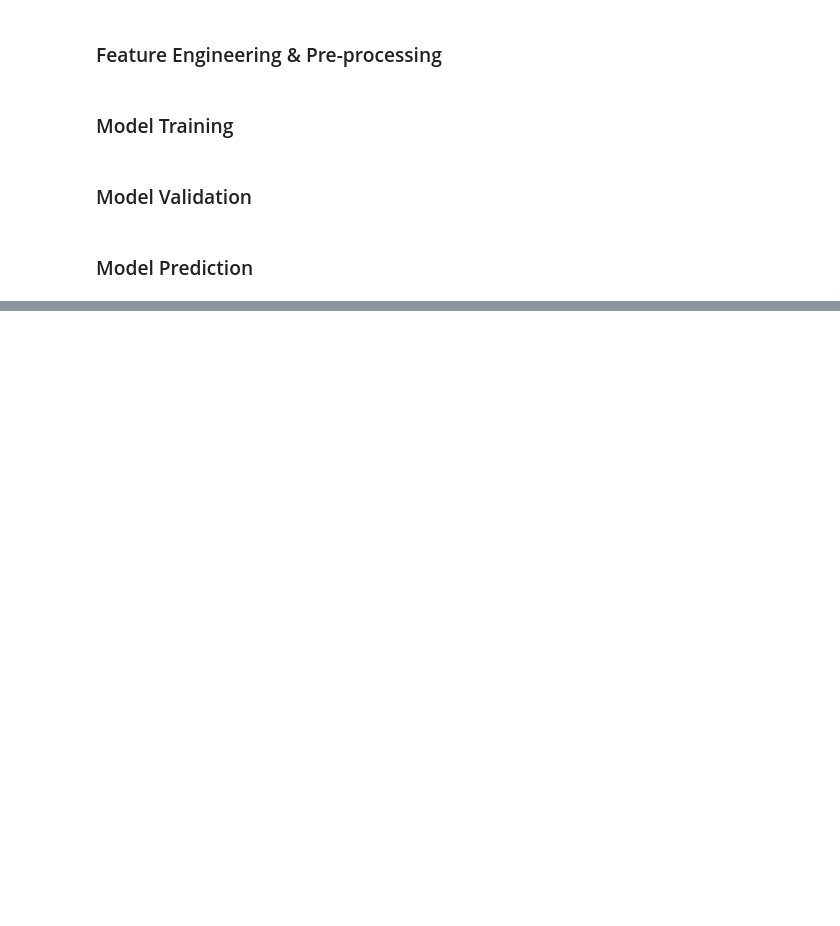
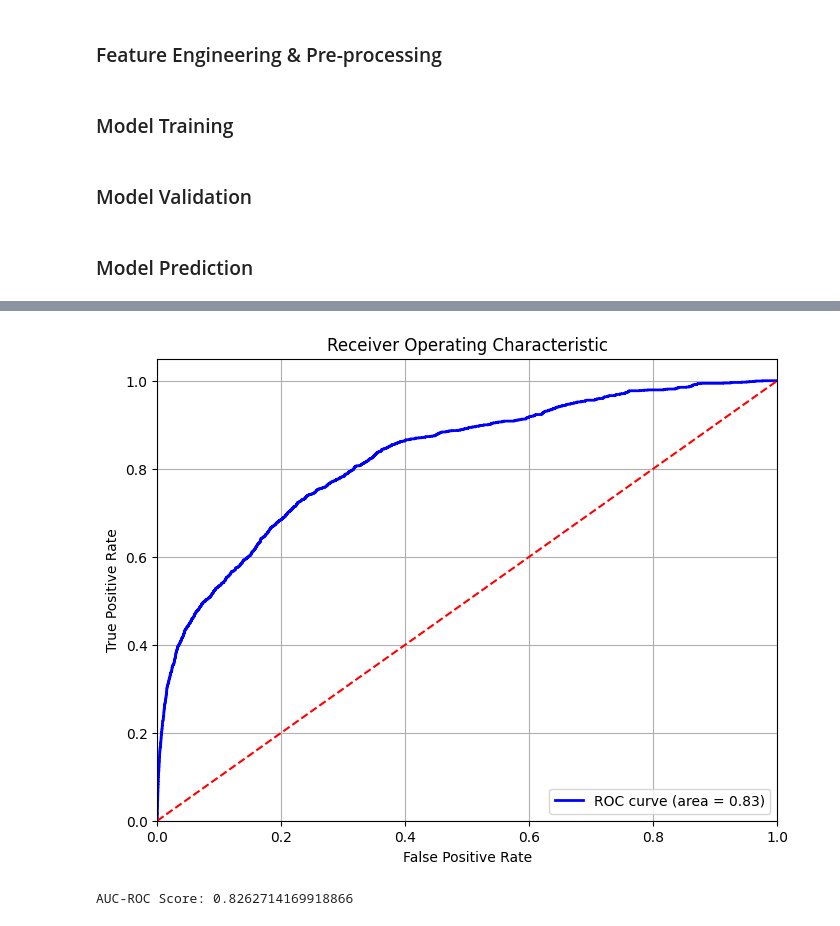
Before and after one commit to okk15y/DSA4262, a Jupyter notebook: project.ipynb, the cells around one changed output, grey strips where cells are left out. Saved outputs shown, nothing was run; the diff lists cells and outputs as text; code cells hidden in the pictures; blank space fills up the shorter version.

```diff
--- a/project.ipynb
+++ b/project.ipynb
@@ -166,3 +149,6 @@ X_train = train_df.drop(columns=['gene_id', 'transcript_id', 'position', 'label'
 y_train = train_df[['label']]
 X_test = test_df.drop(columns=['gene_id', 'transcript_id', 'position', 'label'])
 y_test = test_df[['label']]
+# %%
+X_train = np.vstack(X_train["data"].values)
+X_test = np.vstack(X_test["data"].values)
@@ -294,0 +346,37 @@ Name: sequence, Length: 11027106, dtype: object
+# %%
+import numpy as np
+import matplotlib.pyplot as plt
+from sklearn.metrics import roc_curve, auc
+
+# Assuming you have a test set
+# X_test: shape (num_samples, 9)
+# y_test: shape (num_samples,) with binary labels (0 or 1)
+
+# Make predictions
+predictions = model.predict(X_test)
+
+# Get the predicted probabilities for the positive class
+predicted_probabilities = predictions
+
+# Calculate the false positive rate and true positive rate
+fpr, tpr, _ = roc_curve(y_test, predicted_probabilities)
+
+# Calculate the AUC
+roc_auc = auc(fpr, tpr)
+
+# Plot ROC curve
+plt.figure(figsize=(8, 6))
+plt.plot(fpr, tpr, color='blue', lw=2, label='ROC curve (area = {:.2f})'.format(roc_auc))
+plt.plot([0, 1], [0, 1], color='red', linestyle='--')  # Diagonal line
+plt.xlim([0.0, 1.0])
+plt.ylim([0.0, 1.05])
+plt.xlabel('False Positive Rate')
+plt.ylabel('True Positive Rate')
+plt.title('Receiver Operating Characteristic')
+plt.legend(loc="lower right")
+plt.grid()
+plt.show()
+
+# Print AUC score
+print("AUC-ROC Score:", roc_auc)
+# %% [output]
@@ -294,0 +384,2 @@ Name: sequence, Length: 11027106, dtype: object
+[figure, added]
+AUC-ROC Score: 0.8262714169918866
```
Also changed, not shown: parts of 8 cells of this notebook.
